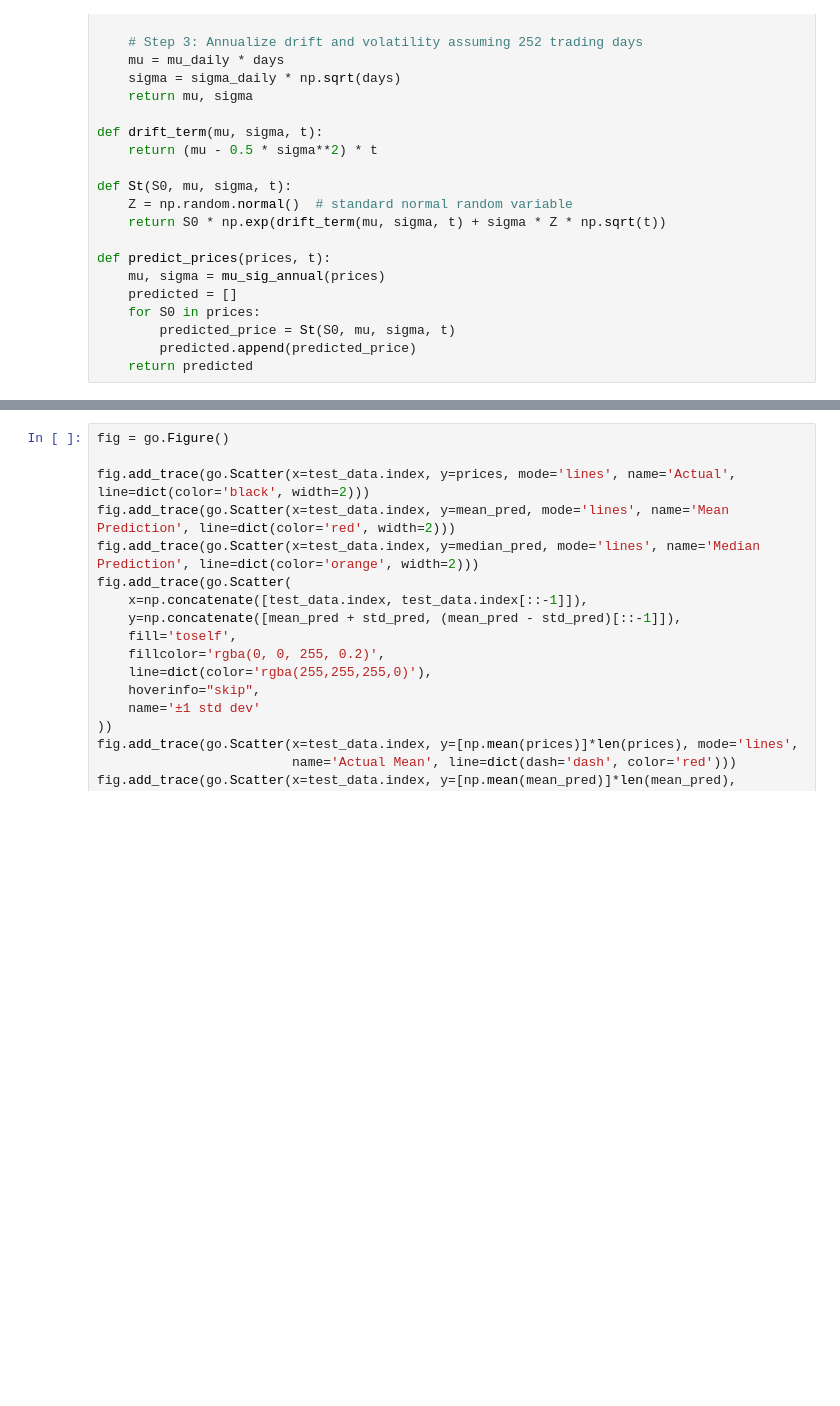
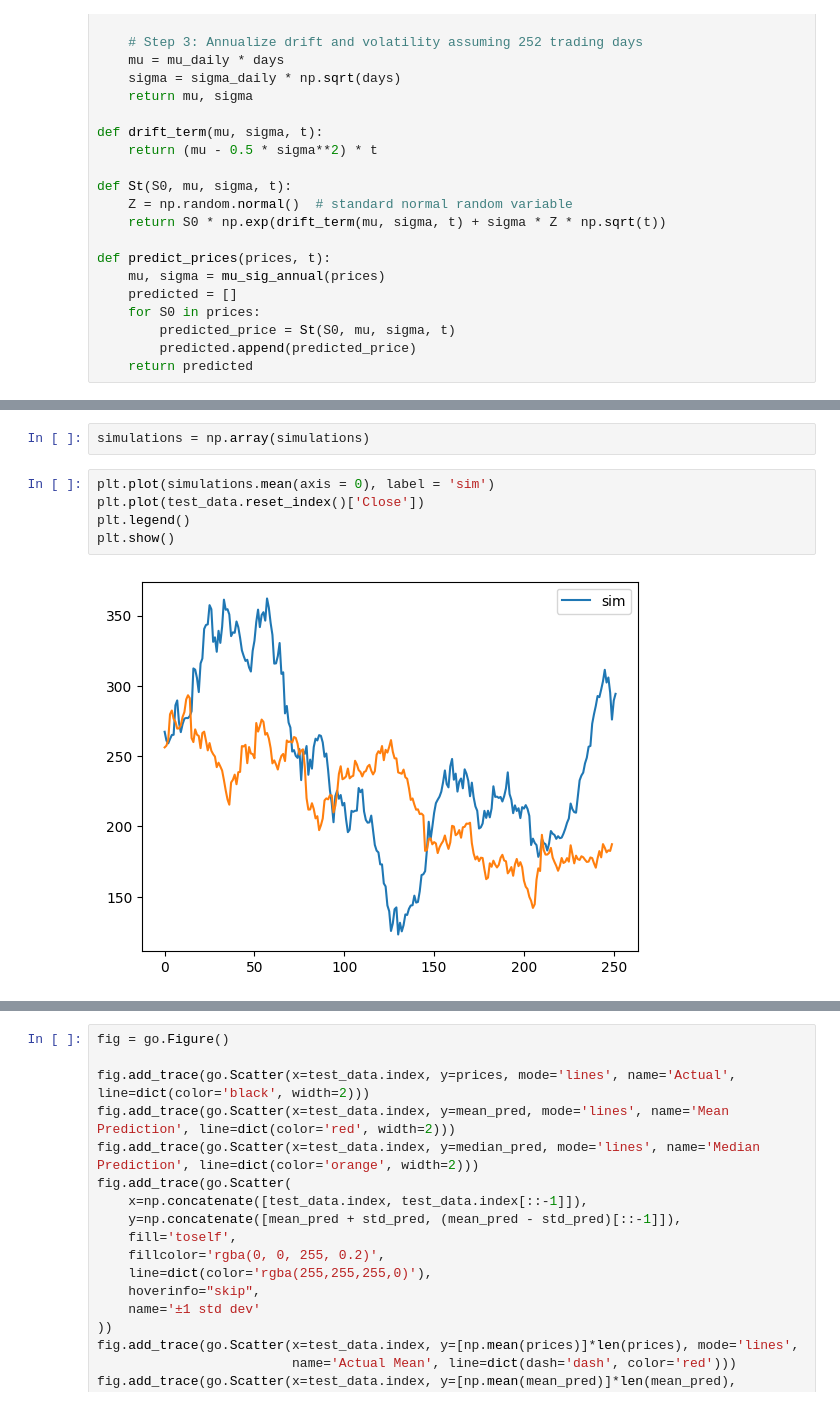
Before and after one commit to pratham-aggr/projectAlpha, a Jupyter notebook: GBMv2.ipynb, the cells around one changed output, grey strips where cells are left out. Drawn from its saved outputs; the diff is of its cells as text; blank space fills up the shorter version.

```diff
--- a/GBMv2.ipynb
+++ b/GBMv2.ipynb
@@ -104 +148,10 @@ test_data = stock_data.loc[start_date_test:end_date_test_plus_1]
+# %%
+simulations = np.array(simulations)
+# %%
+plt.plot(simulations.mean(axis = 0), label = 'sim')
+plt.plot(test_data.reset_index()['Close'])
+plt.legend()
+plt.show()
+# %% [output]
+[figure, added]
 # %%
```
Also changed, not shown: parts of 12 cells of this notebook, 2 other files.
